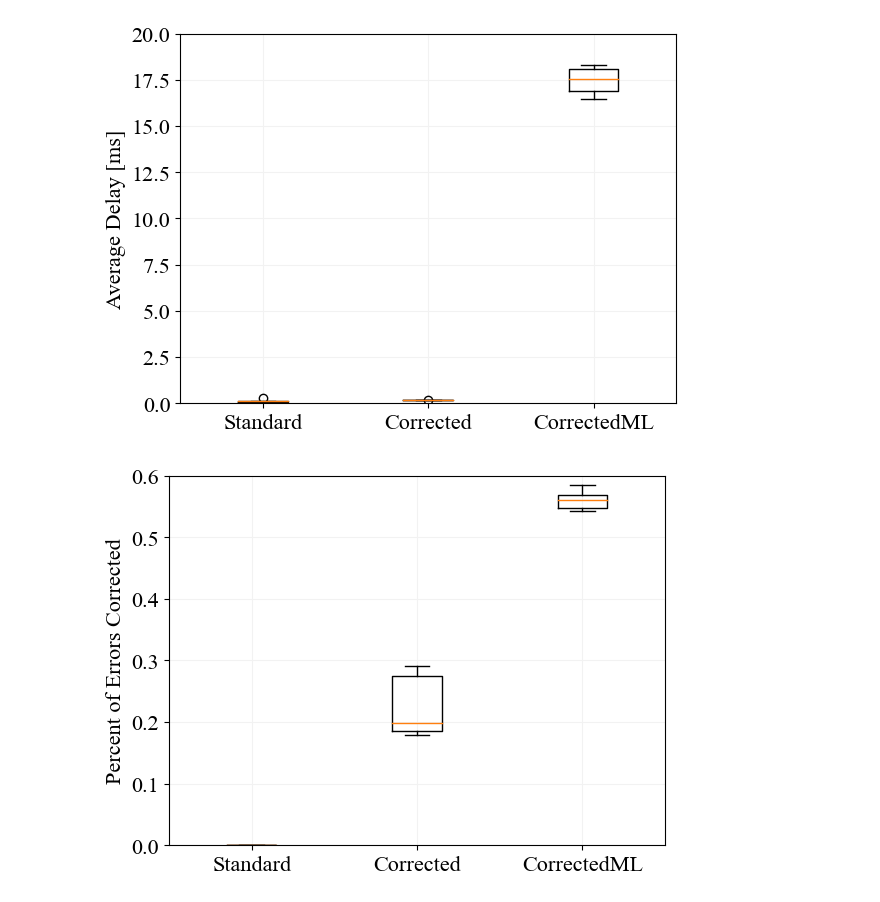
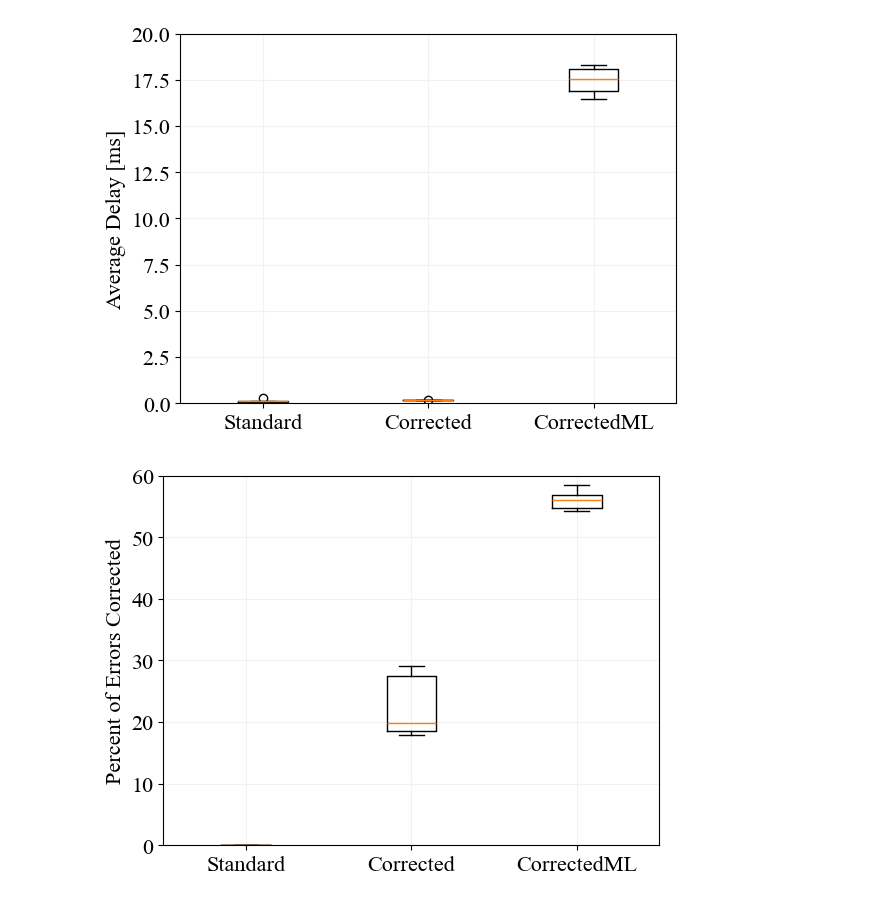
Before and after one commit to jason-gerard/Adaptive-FEC-WebRTC, a Jupyter notebook: graph_sim_results.ipynb, the cells around one changed output. Saved outputs shown, nothing was run; the diff lists cells and outputs as text; code cells hidden in the pictures.

Commit message:
Update graph axis

```diff
--- a/graph_sim_results.ipynb
+++ b/graph_sim_results.ipynb
@@ -264,34 +264,33 @@ plt.show()
 fig = plt.figure()
 ax = fig.add_subplot(111)
 
 all_xs = []
 labels = []
 for name in metrics.keys():
-    xs = metrics[name]["Percent of Errors Corrected"]
+    xs = [x * 100 for x in metrics[name]["Percent of Errors Corrected"]]
     all_xs.append(xs)
     labels.append(name)
-
 
 plt.boxplot(all_xs, vert=True, labels=labels)
 
 y_label = "Percent of Errors Corrected"
 x_label = ""
 plt.ylabel(y_label)
 plt.grid(linestyle='-', color='0.95')
 
-plt.ylim(0, 0.6)
+plt.ylim(0, 60)
 
 plt.savefig(
     os.path.join(output_dir, f"{(x_label + y_label).replace(' ', '_').replace('/', '_')}.pdf"),
     format="pdf"
 )
 plt.show()
 # %% [output]
 [figure]
 [figure]
 [figure]
 [figure]
 [figure]
 [figure]
 [figure]
-[figure, old version]
+[figure, new version]
```
Also changed, not shown: parts of 1 cell of this notebook, 9 other files.
